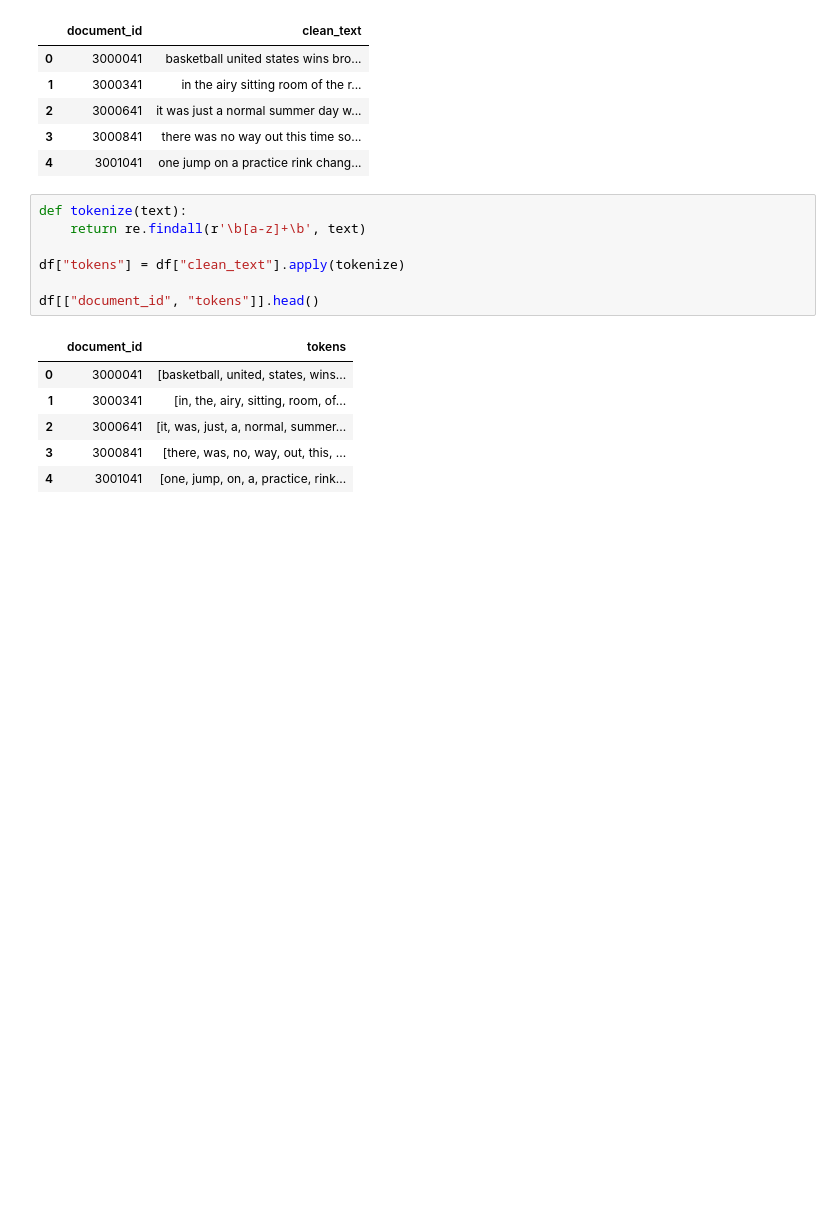
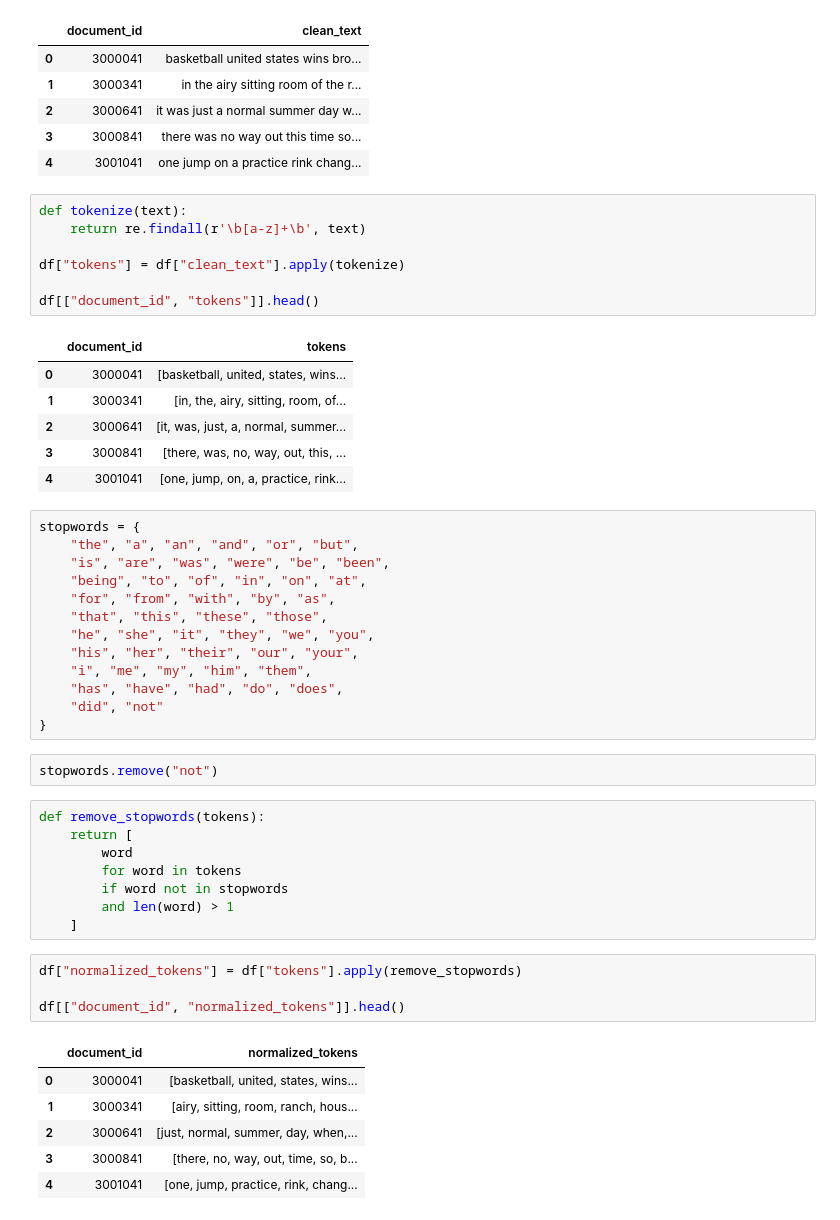
Before and after one commit to AHMADAMJAD0/NLP_with_Olga, a Jupyter notebook: NLP_task3.ipynb, the cells around one changed output. Cells and saved outputs as stored; diff of their text form; blank space fills up the shorter version.

```diff
--- a/NLP_task3.ipynb
+++ b/NLP_task3.ipynb
@@ -135,3 +135,37 @@ df[["document_id", "tokens"]].head()
 | 2 | 3000641 | [it, was, just, a, normal, summer... |
 | 3 | 3000841 | [there, was, no, way, out, this, ... |
 | 4 | 3001041 | [one, jump, on, a, practice, rink... |
+# %%
+stopwords = {
+    "the", "a", "an", "and", "or", "but",
+    "is", "are", "was", "were", "be", "been",
+    "being", "to", "of", "in", "on", "at",
+    "for", "from", "with", "by", "as",
+    "that", "this", "these", "those",
+    "he", "she", "it", "they", "we", "you",
+    "his", "her", "their", "our", "your",
+    "i", "me", "my", "him", "them",
+    "has", "have", "had", "do", "does",
+    "did", "not"
+}
+# %%
+stopwords.remove("not")
+# %%
+def remove_stopwords(tokens):
+    return [
+        word
+        for word in tokens
+        if word not in stopwords
+        and len(word) > 1
+    ]
+# %%
+df["normalized_tokens"] = df["tokens"].apply(remove_stopwords)
+
+df[["document_id", "normalized_tokens"]].head()
+# %% [output]
+|  | document_id | normalized_tokens |
+| 0 | 3000041 | [basketball, united, states, wins... |
+| 1 | 3000341 | [airy, sitting, room, ranch, hous... |
+| 2 | 3000641 | [just, normal, summer, day, when,... |
+| 3 | 3000841 | [there, no, way, out, time, so, b... |
+| 4 | 3001041 | [one, jump, practice, rink, chang... |
```
Also changed, not shown: parts of 2 cells of this notebook.
